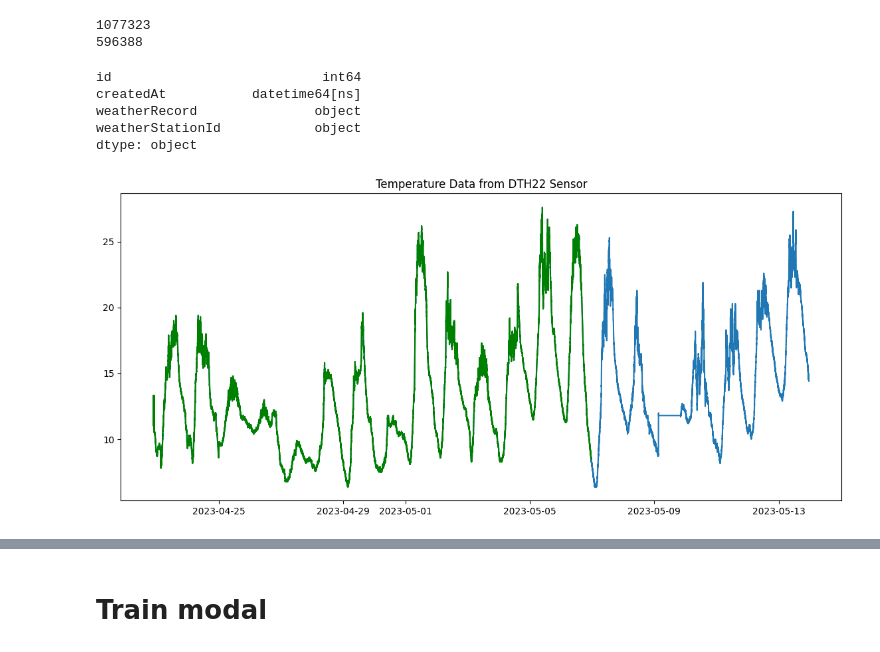
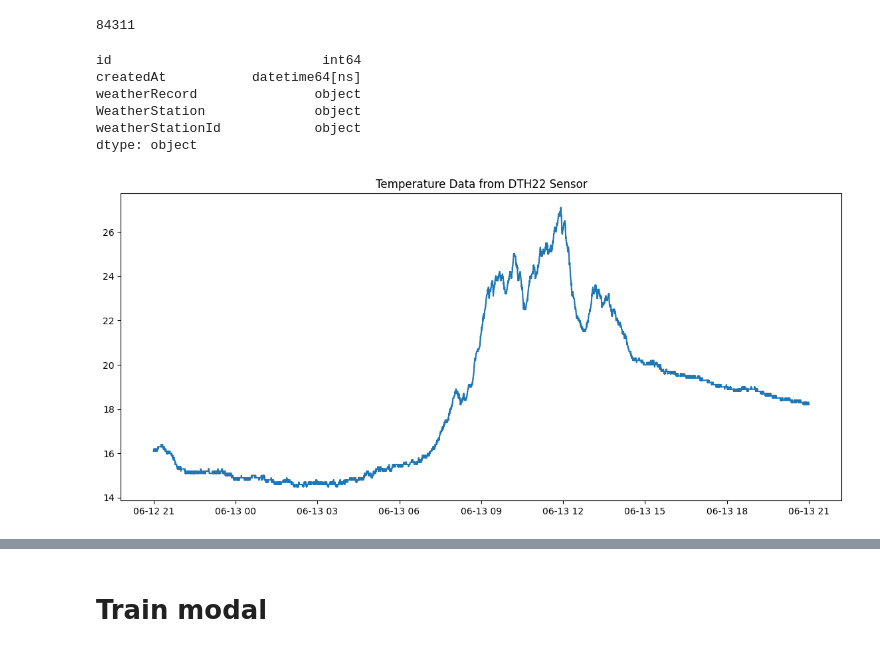
Before and after one commit to catdevdev/weather, a Jupyter notebook: weather-algo/Untitled.ipynb, the cells around one changed output, grey strips where cells are left out. Drawn from its saved outputs; the diff is of its cells as text; code cells hidden in the pictures.

```diff
--- a/weather-algo/Untitled.ipynb
+++ b/weather-algo/Untitled.ipynb
@@ -29,13 +29,15 @@ from datetime import datetime
 import json
 # %%
-weatherData = pd.read_csv('weather_records.csv')
+weatherData = pd.read_json('weatherData.json')
+combined_array = []
+combined_array.extend(weatherData.weather_records[0])
+combined_array.extend(weatherData.weather_records[1])
+combined_array.extend(weatherData.weather_records[2])
+weatherData = pd.DataFrame(combined_array)
 weatherData['createdAt'] = pd.to_datetime(weatherData['createdAt']).dt.tz_localize(None)
-# weatherData = weatherData[weatherData['createdAt'] < weatherData['createdAt'].max() - pd.DateOffset(days=3)]
-weatherData['weatherRecord'] = weatherData['weatherRecord'].apply(lambda x: json.loads(x))
 weatherData.head()
 
-weatherDataWithoutLast7Days = pd.read_csv('weather_records.csv')
-weatherDataWithoutLast7Days['createdAt'] = pd.to_datetime(weatherDataWithoutLast7Days['createdAt']).dt.tz_localize(None)
-weatherDataWithoutLast7Days = weatherDataWithoutLast7Days[weatherDataWithoutLast7Days['createdAt'] < weatherDataWithoutLast7Days['createdAt'].max() - pd.DateOffset(days=7)]
-weatherDataWithoutLast7Days['weatherRecord'] = weatherDataWithoutLast7Days['weatherRecord'].apply(lambda x: json.loads(x))
-weatherDataWithoutLast7Days.head()
+weatherDataForTraining = pd.read_csv('weather_records.csv')
+weatherDataForTraining['createdAt'] = pd.to_datetime(weatherDataForTraining['createdAt']).dt.tz_localize(None)
+weatherDataForTraining['weatherRecord'] = weatherDataForTraining['weatherRecord'].apply(lambda x: json.loads(x))
+weatherDataForTraining['createdAt'] = weatherDataForTraining['createdAt'] + timedelta(days=39)
@@ -49,9 +44,7 @@ weatherDataWithoutLast7Days.head()
 # %%
 print(len(weatherData))
-print(len(weatherDataWithoutLast7Days))
 # %% [output]
-1077323
-596388
+84311
 # %%
 weatherData.dtypes
 # df['weatherRecord'].apply(lambda x: x['humidityFromDTH22'])
@@ -59,18 +52,14 @@ weatherData.dtypes
 id                           int64
 createdAt           datetime64[ns]
 weatherRecord               object
+WeatherStation              object
 weatherStationId            object
 dtype: object
 # %%
-# df['weatherRecord'].apply(lambda x: x['analogSignalFromRainSensor'] if x['analogSignalFromRainSensor'] <= 1024 else None)
-# plt.plot(df['id'], df['weatherRecord'].apply(lambda x: x['analogSignalFromRainSensor'] if x['analogSignalFromRainSensor'] <= 1024 else None))
-# plt.plot(df['id'], df['weatherRecord'].apply(lambda x: x['pressureFromBMP180']))
-# plt.plot(df['id'], df['weatherRecord'].apply(lambda x: x['temperatureFromDTH22'] if x['temperatureFromDTH22'] <= 200000 else None))
 plt.figure(figsize=(14, 6))
-plt.plot(weatherData['createdAt'], weatherData['weatherRecord'].apply(lambda x: x['temperatureFromDTH22'] if x['temperatureFromDTH22'] <= 200000 else None))
-plt.plot(weatherDataWithoutLast7Days['createdAt'], weatherDataWithoutLast7Days['weatherRecord'].apply(lambda x: x['temperatureFromDTH22'] if x['temperatureFromDTH22'] <= 200000 else None), color='green')
+plt.plot(weatherDataForTraining['createdAt'], weatherDataForTraining['weatherRecord'].apply(lambda x: x['temperatureFromDTH22'] if x['temperatureFromDTH22'] <= 200000 else None))
 plt.title("Temperature Data from DTH22 Sensor")
 plt.show()
 # %% [output]
-[figure, old version]
+[figure, new version]
 # %%
```
Also changed, not shown: parts of 8 cells of this notebook, 56 other files.
